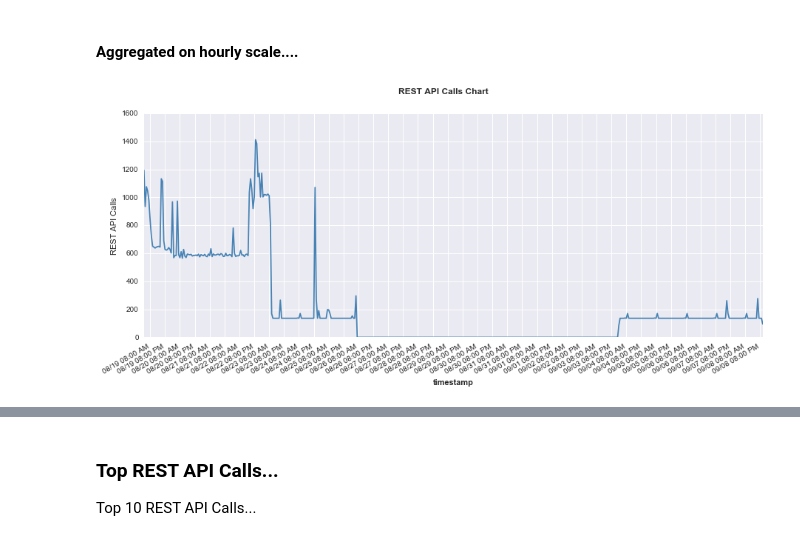
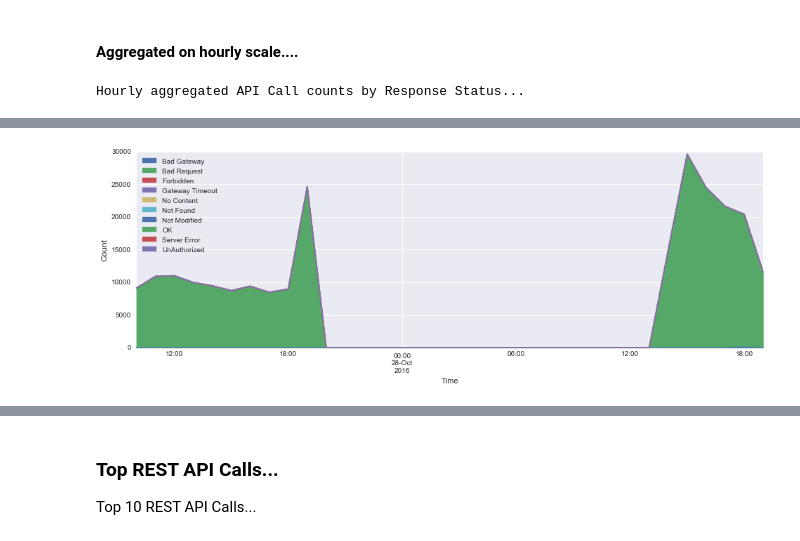
Before and after one commit to dcurrents/qresearch, a Jupyter notebook: log-analysis-usxm-requests.ipynb, the cells around one changed output, grey strips where cells are left out. Drawn from its saved outputs; the diff is of its cells as text; code cells hidden in the pictures.

```diff
--- a/log-analysis-usxm-requests.ipynb
+++ b/log-analysis-usxm-requests.ipynb
@@ -259,7 +287,11 @@ Top 10:
 # %% [markdown]
 #### Aggregated on hourly scale....
-# %%
-df_s = df['Request'].resample('1H', how='count')
-create_line_plot("REST API Calls", df_s)
-# %% [output]
-[figure, removed]
+# %%
+status_df = get_status_details(df)
+g = status_df.plot(kind='area', figsize=(16, 5))
+g.set_ylabel("Count", fontsize=12);
+
+print("Hourly aggregated API Call counts by Response Status...")
+status_df
+# %% [output]
+Hourly aggregated API Call counts by Response Status...
@@ -266 +316,2 @@ create_line_plot("REST API Calls", df_s)
+[figure, added]
 # %%
```
Also changed, not shown: parts of 25 cells of this notebook.
